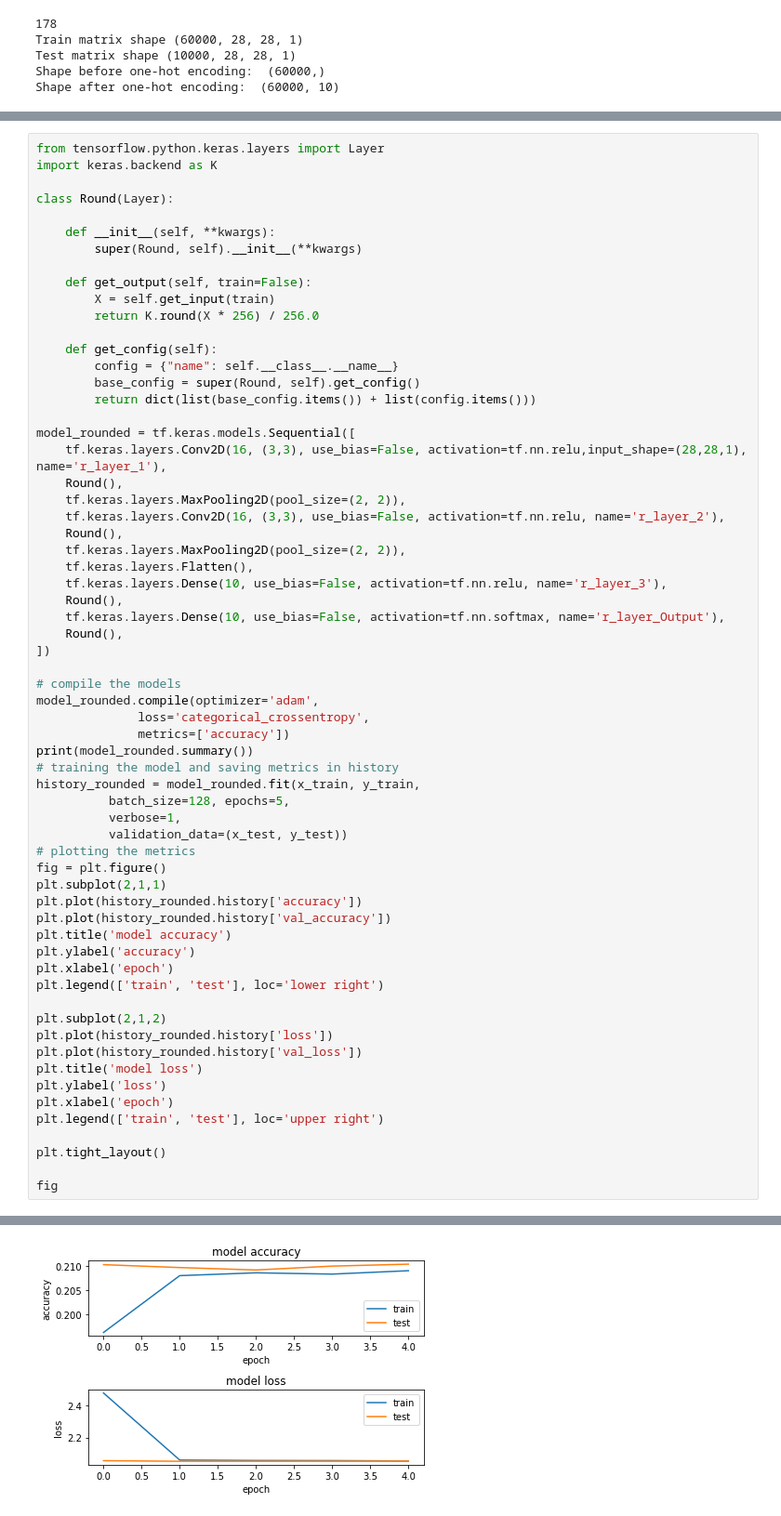
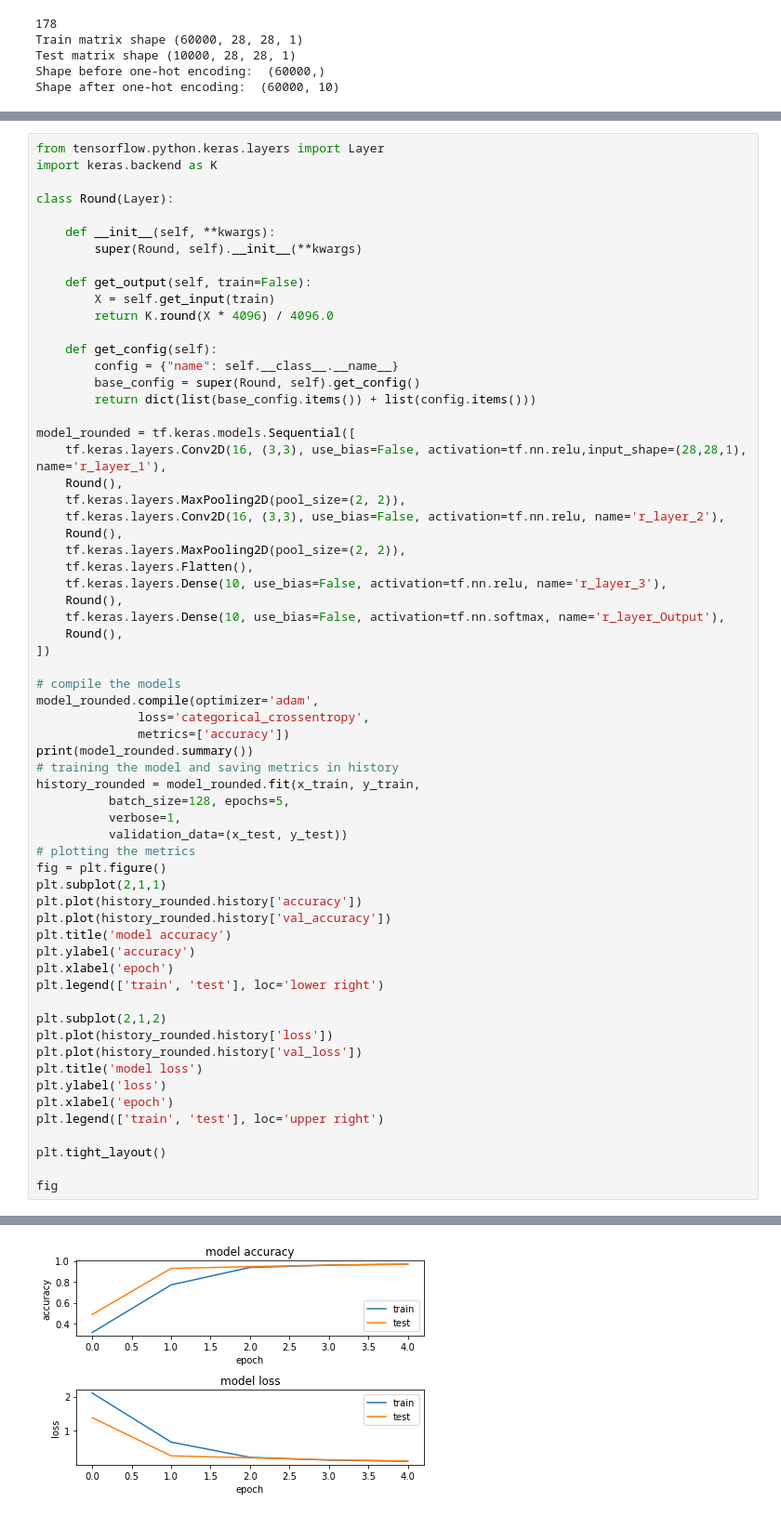
Before and after one commit to awe777/CNN-VLSI, a Jupyter notebook: cnn_compareArchRound.ipynb, the cells around one changed output, grey strips where cells are left out. Shown at 93% size. Saved outputs shown, nothing was run; the diff lists cells and outputs as text.

Commit message:
better-looking rounded architecture results

```diff
--- a/cnn_compareArchRound.ipynb
+++ b/cnn_compareArchRound.ipynb
@@ -134,7 +134,7 @@ class Round(Layer):
 
     def get_output(self, train=False):
         X = self.get_input(train)
-        return K.round(X * 256) / 256.0
+        return K.round(X * 4096) / 4096.0
 
     def get_config(self):
         config = {"name": self.__class__.__name__}
@@ -207 +207 @@ Epoch 5/5
-[figure, old version]
+[figure, new version]
```
Also changed, not shown: parts of 2 cells of this notebook.
